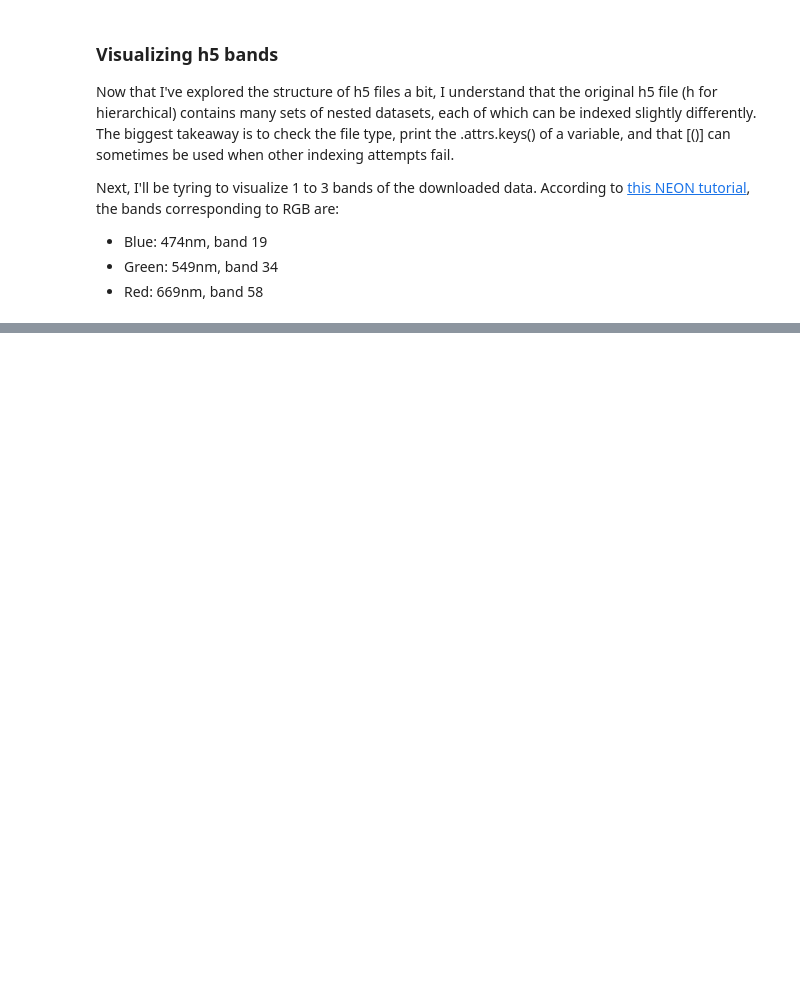
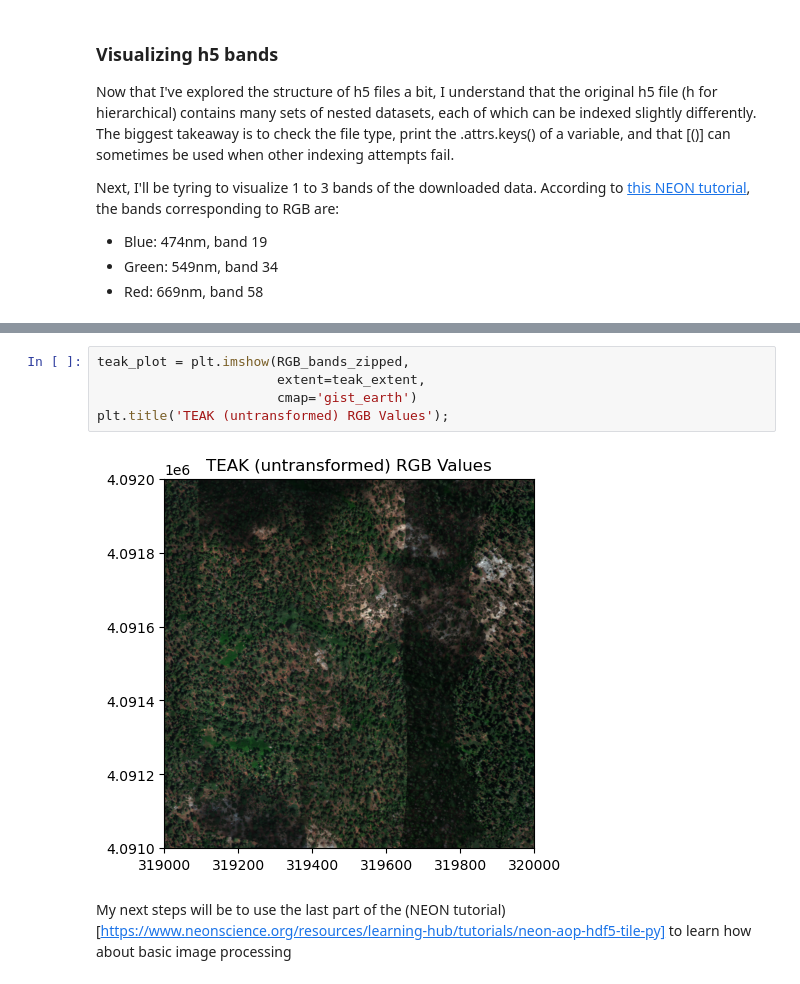
Before and after one commit to cderanek/SURP_practice, a Jupyter notebook: practice_SURP.ipynb, the cells around one changed output, grey strips where cells are left out. Drawn from its saved outputs; the diff is of its cells as text; blank space fills up the shorter version.

```diff
--- a/practice_SURP.ipynb
+++ b/practice_SURP.ipynb
@@ -306,0 +404,9 @@ Next, I'll be tyring to visualize 1 to 3 bands of the downloaded data. According
+# %%
+teak_plot = plt.imshow(RGB_bands_zipped,
+                       extent=teak_extent,
+                       cmap='gist_earth')
+plt.title('TEAK (untransformed) RGB Values');
+# %% [output]
+[figure, added]
+# %% [markdown]
+My next steps will be to use the last part of the (NEON tutorial) [https://www.neonscience.org/resources/learning-hub/tutorials/neon-aop-hdf5-tile-py] to learn how about basic image processing
```
Also changed, not shown: parts of 11 cells of this notebook.
